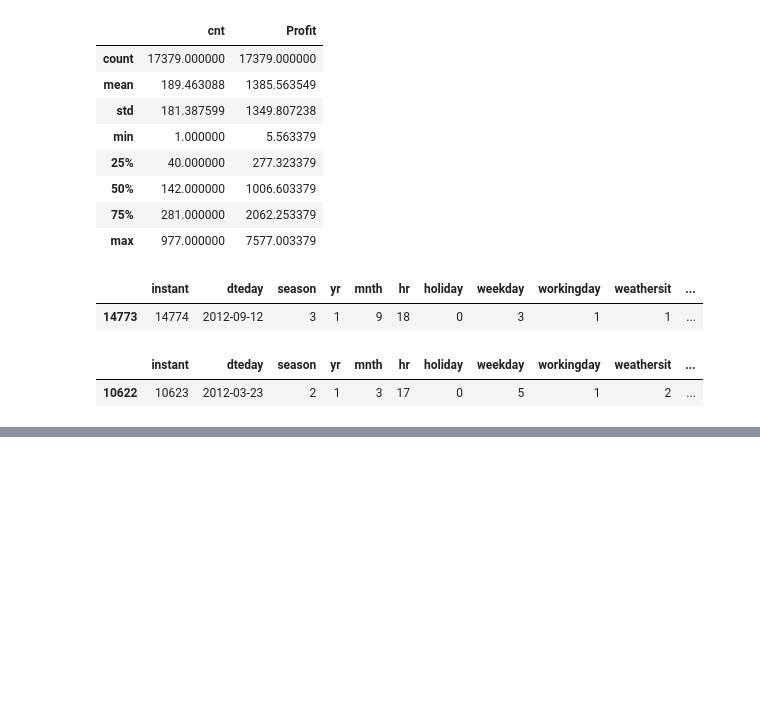
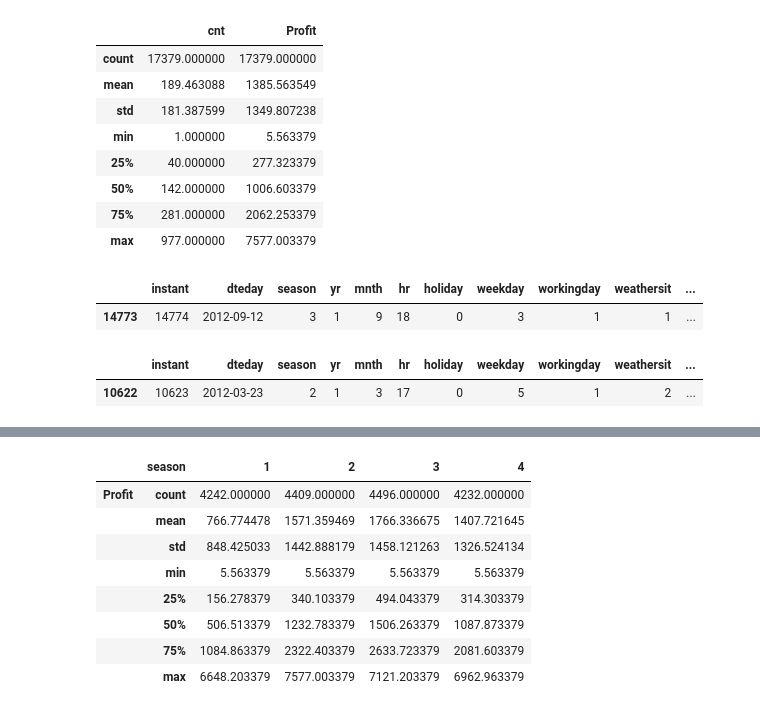
Before and after one commit to KhaledFarghaly11/Bike-Sharing-in-Washington, a Jupyter notebook: Bike Sharing in Washington.ipynb, the cells around one changed output, grey strips where cells are left out. Saved outputs shown, nothing was run; the diff lists cells and outputs as text; code cells hidden in the pictures; blank space fills up the shorter version.

```diff
--- a/Bike Sharing in Washington.ipynb
+++ b/Bike Sharing in Washington.ipynb
@@ -99,0 +166,12 @@ df[df['Profit'] == df['Profit'].max()]
+# %%
+df.groupby('season').describe()[['Profit']].transpose() # fall
+# %% [output]
+|  | season | 1 | 2 | 3 | 4 |
+| Profit | count | 4242.000000 | 4409.000000 | 4496.000000 | 4232.000000 |
+|  | mean | 766.774478 | 1571.359469 | 1766.336675 | 1407.721645 |
+|  | std | 848.425033 | 1442.888179 | 1458.121263 | 1326.524134 |
+|  | min | 5.563379 | 5.563379 | 5.563379 | 5.563379 |
+|  | 25% | 156.278379 | 340.103379 | 494.043379 | 314.303379 |
+|  | 50% | 506.513379 | 1232.783379 | 1506.263379 | 1087.873379 |
+|  | 75% | 1084.863379 | 2322.403379 | 2633.723379 | 2081.603379 |
+|  | max | 6648.203379 | 7577.003379 | 7121.203379 | 6962.963379 |
```
Also changed, not shown: parts of 4 cells of this notebook.
